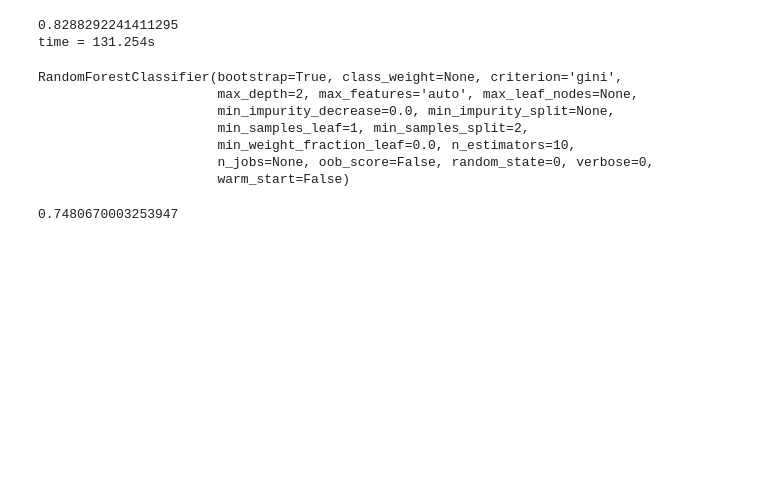
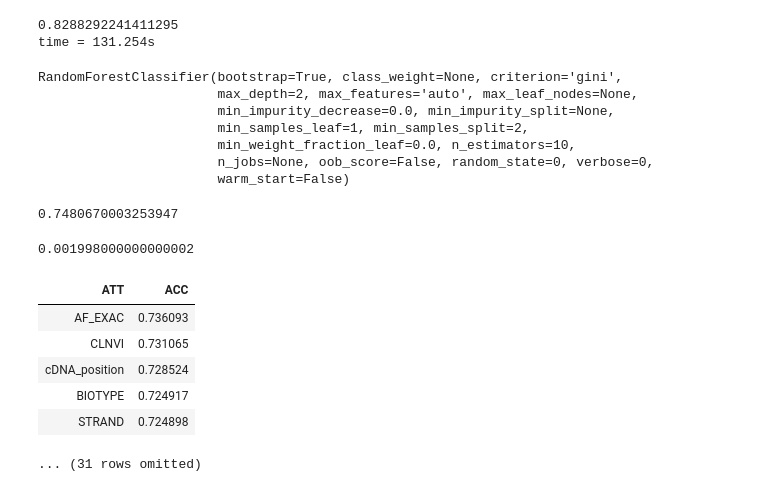
Before and after one commit to frostace/BinaryClassification, a Jupyter notebook: Random Forest.ipynb, the cells around one changed output. Cells and saved outputs as stored; diff of their text form; code cells hidden in the pictures; blank space fills up the shorter version.

```diff
--- a/Random Forest.ipynb
+++ b/Random Forest.ipynb
@@ -392,0 +429,4 @@ accuracy
+# %%
+test(0.999)
+# %% [output]
+0.001998000000000002
@@ -392,0 +437,10 @@ accuracy
+# %%
+importance.sort('ACC', descending=True).show(5)
+# %% [output]
+| ATT | ACC |
+| AF_EXAC | 0.736093 |
+| CLNVI | 0.731065 |
+| cDNA_position | 0.728524 |
+| BIOTYPE | 0.724917 |
+| STRAND | 0.724898 |
+... (31 rows omitted)
```
Also changed, not shown: parts of 12 cells of this notebook, 11 other files.
